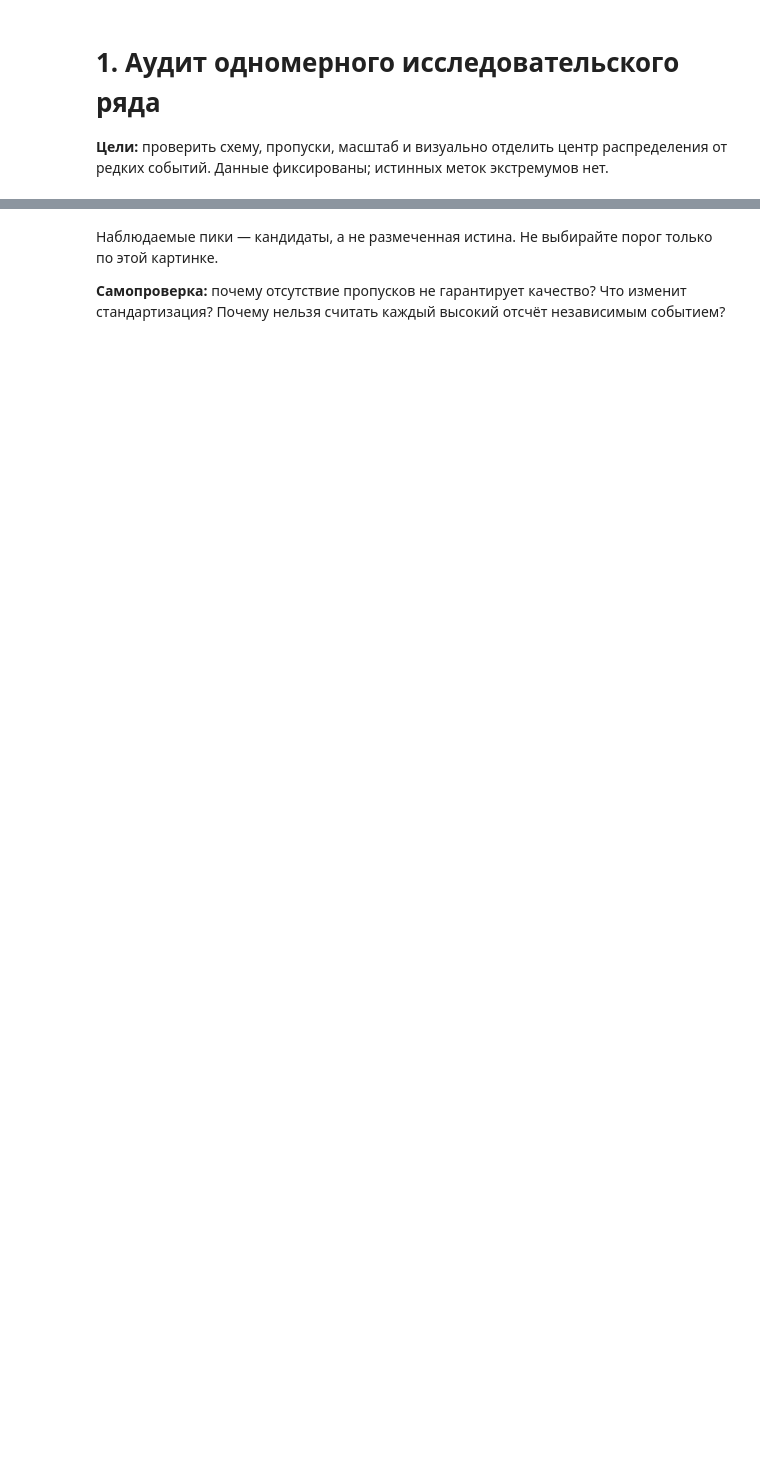
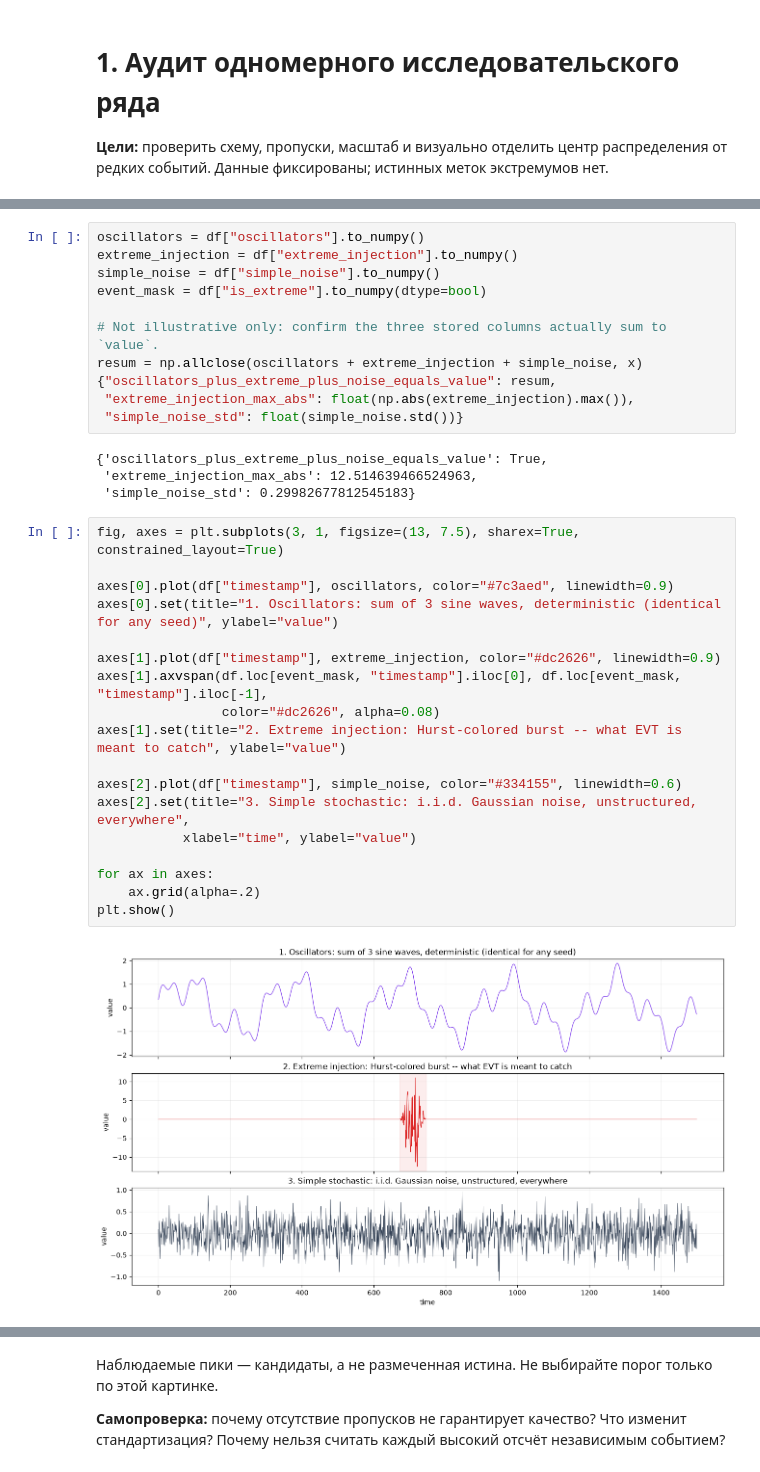
Before and after one commit to D2718281828nis/EVT-educational-demo, a Jupyter notebook: demo/evt-educational-demo/notebooks/1-d/01_dataset_audit.ipynb, the cells around one changed output, grey strips where cells are left out. Saved outputs shown, nothing was run; the diff lists cells and outputs as text; blank space fills up the shorter version.

```diff
--- a/demo/evt-educational-demo/notebooks/1-d/01_dataset_audit.ipynb
+++ b/demo/evt-educational-demo/notebooks/1-d/01_dataset_audit.ipynb
@@ -38,0 +49,35 @@ summary
+# %%
+oscillators = df["oscillators"].to_numpy()
+extreme_injection = df["extreme_injection"].to_numpy()
+simple_noise = df["simple_noise"].to_numpy()
+event_mask = df["is_extreme"].to_numpy(dtype=bool)
+
+# Not illustrative only: confirm the three stored columns actually sum to `value`.
+resum = np.allclose(oscillators + extreme_injection + simple_noise, x)
+{"oscillators_plus_extreme_plus_noise_equals_value": resum,
+ "extreme_injection_max_abs": float(np.abs(extreme_injection).max()),
+ "simple_noise_std": float(simple_noise.std())}
+# %% [output]
+{'oscillators_plus_extreme_plus_noise_equals_value': True,
+ 'extreme_injection_max_abs': 12.514639466524963,
+ 'simple_noise_std': 0.29982677812545183}
+# %%
+fig, axes = plt.subplots(3, 1, figsize=(13, 7.5), sharex=True, constrained_layout=True)
+
+axes[0].plot(df["timestamp"], oscillators, color="#7c3aed", linewidth=0.9)
+axes[0].set(title="1. Oscillators: sum of 3 sine waves, deterministic (identical for any seed)", ylabel="value")
+
+axes[1].plot(df["timestamp"], extreme_injection, color="#dc2626", linewidth=0.9)
+axes[1].axvspan(df.loc[event_mask, "timestamp"].iloc[0], df.loc[event_mask, "timestamp"].iloc[-1],
+                color="#dc2626", alpha=0.08)
+axes[1].set(title="2. Extreme injection: Hurst-colored burst -- what EVT is meant to catch", ylabel="value")
+
+axes[2].plot(df["timestamp"], simple_noise, color="#334155", linewidth=0.6)
+axes[2].set(title="3. Simple stochastic: i.i.d. Gaussian noise, unstructured, everywhere",
+           xlabel="time", ylabel="value")
+
+for ax in axes:
+    ax.grid(alpha=.2)
+plt.show()
+# %% [output]
+[figure, added]
```
Also changed, not shown: parts of 4 cells of this notebook, 28 other files.
